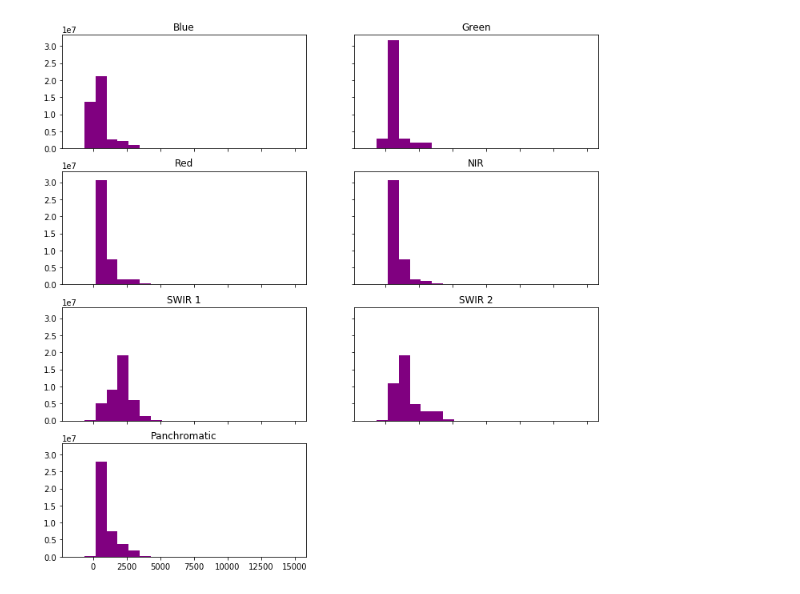
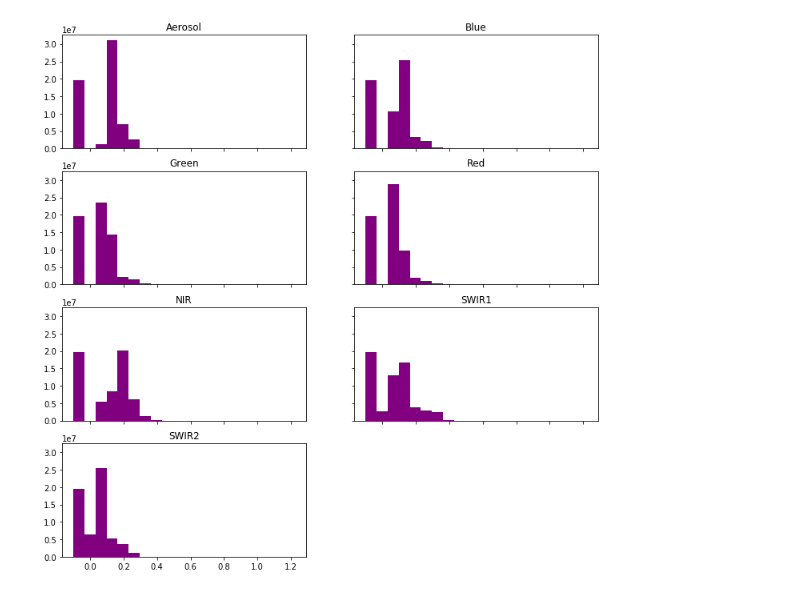
Before and after one commit to fireDetectionPrj/fireDetectionTeam, a Jupyter notebook: Fire Detection Project.ipynb, the cells around one changed output. Cells and saved outputs as stored; diff of their text form; code cells hidden in the pictures.

```diff
--- a/Fire Detection Project.ipynb
+++ b/Fire Detection Project.ipynb
@@ -14,6 +12,9 @@ import matplotlib.pyplot as plt
 # %%
+
 # paths
 
-landsat_path = glob("Landsat_files/LC08_L1TP_091086_20191222_20200110_01_T1_sr_band*.tif")
+landsat_path = glob("LC08_L1TP_091086_20191222_20200110_01_T1.tar/LC08_L1TP_091086_20191222_20200110_01_T1_B*_Refl.TIF")
 landsat_path.sort()
-array_stack, meta_data = es.stack(landsat_path, nodata=-9999)
+array_stack, meta_data = es.stack(landsat_path)
+
+print(len(landsat_path))
@@ -28,0 +57,6 @@ plt.show()
+# %%
+title = ['Aerosol' , 'Blue' , 'Green' , 'Red' , 'NIR' , 'SWIR1' , 'SWIR2']
+
+
+ep.plot_bands(array_stack,
+              title=title)
@@ -34,6 +84,6 @@ plt.show()
 # %%
 ep.hist(array_stack,
-            title=titles)
+        title=title,)
 plt.show()
 # %% [output]
-[figure, old version]
+[figure, new version]
```
Also changed, not shown: parts of 20 cells of this notebook.
